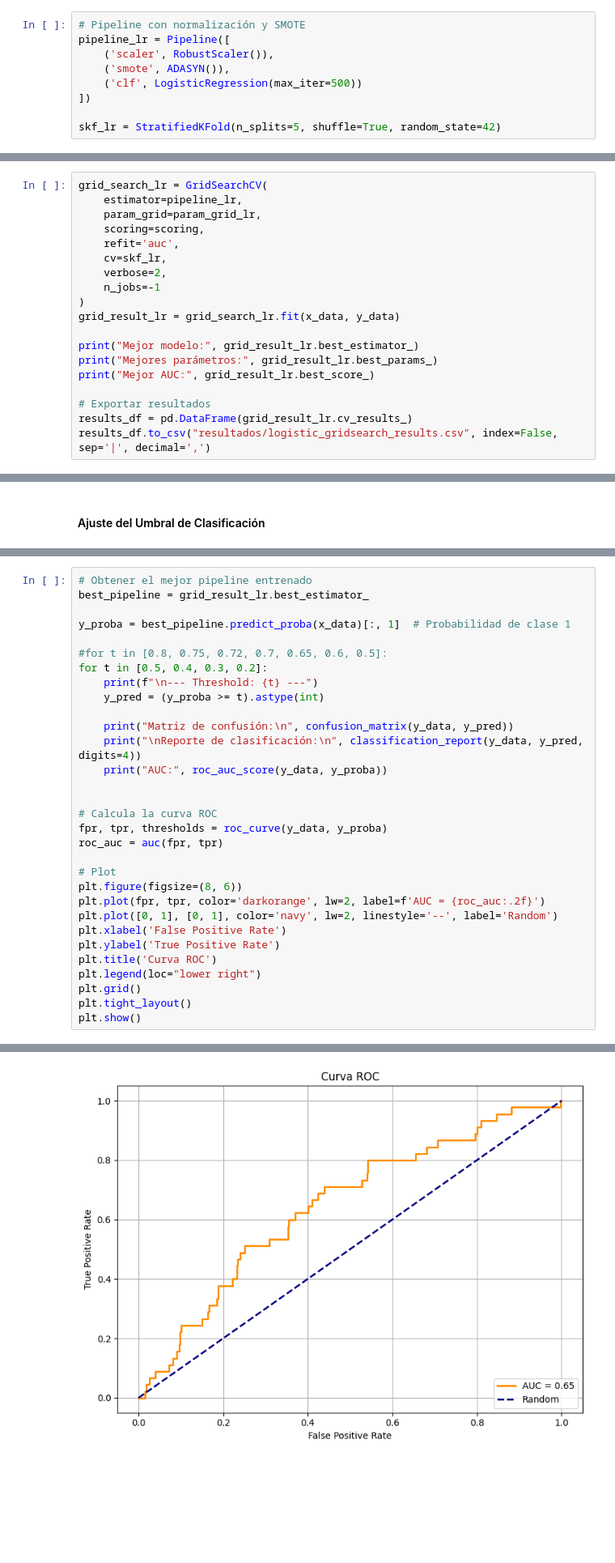
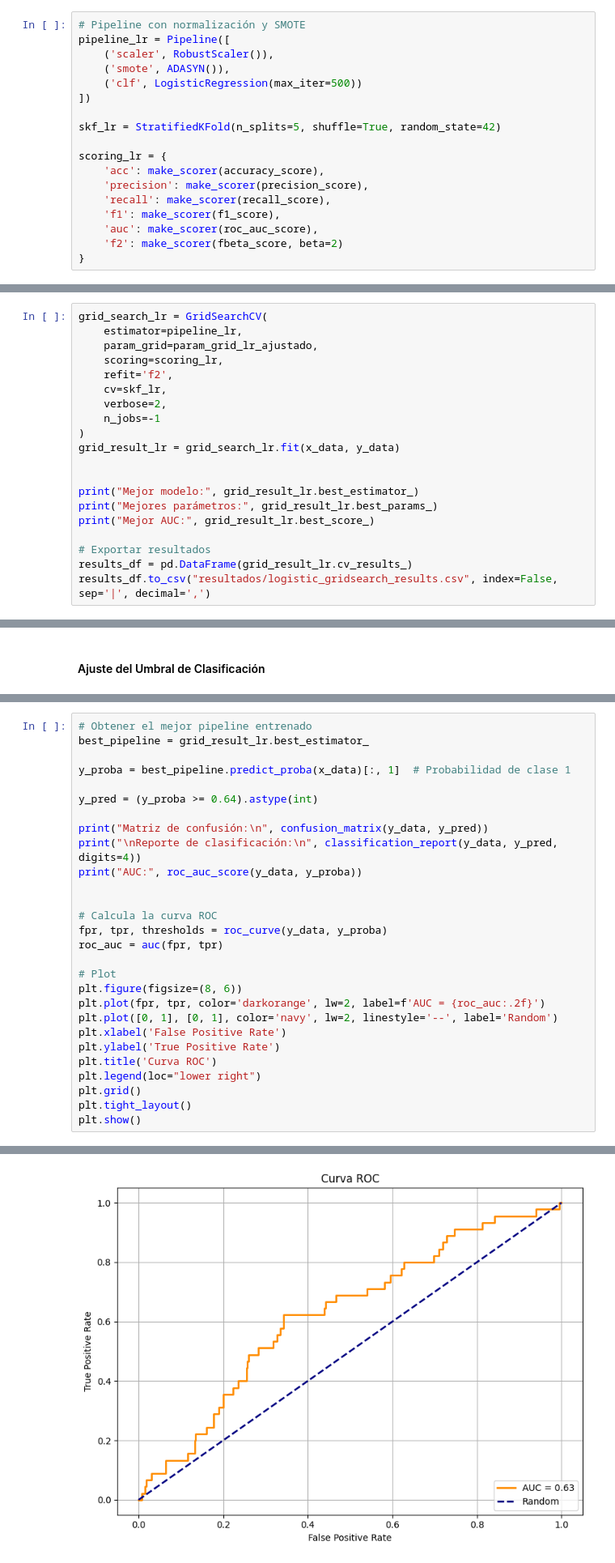
Before and after one commit to Camilabperez/Deteccion-fraude-ML, a Jupyter notebook: training/fraud-detection.ipynb, the cells around one changed output, grey strips where cells are left out. Shown at 81% size. Drawn from its saved outputs; the diff is of its cells as text; blank space fills up the shorter version.

```diff
--- a/training/fraud-detection.ipynb
+++ b/training/fraud-detection.ipynb
@@ -559,3 +560,12 @@ pipeline_lr = Pipeline([
 ])
 
 skf_lr = StratifiedKFold(n_splits=5, shuffle=True, random_state=42)
+
+scoring_lr = {
+    'acc': make_scorer(accuracy_score),
+    'precision': make_scorer(precision_score),
+    'recall': make_scorer(recall_score),
+    'f1': make_scorer(f1_score),
+    'auc': make_scorer(roc_auc_score),
+    'f2': make_scorer(fbeta_score, beta=2)
+}
@@ -617,14 +717,15 @@ param_grid_lr_final = [
 # %%
 grid_search_lr = GridSearchCV(
     estimator=pipeline_lr,
-    param_grid=param_grid_lr,
-    scoring=scoring,
-    refit='auc',
+    param_grid=param_grid_lr_ajustado,
+    scoring=scoring_lr,
+    refit='f2',
     cv=skf_lr,
     verbose=2,
     n_jobs=-1
 )
 grid_result_lr = grid_search_lr.fit(x_data, y_data)
+
 
 print("Mejor modelo:", grid_result_lr.best_estimator_)
 print("Mejores parámetros:", grid_result_lr.best_params_)
@@ -650,14 +766,11 @@ best_pipeline = grid_result_lr.best_estimator_
 
 y_proba = best_pipeline.predict_proba(x_data)[:, 1]  # Probabilidad de clase 1
 
-#for t in [0.8, 0.75, 0.72, 0.7, 0.65, 0.6, 0.5]:
-for t in [0.5, 0.4, 0.3, 0.2]:
-    print(f"\n--- Threshold: {t} ---")
-    y_pred = (y_proba >= t).astype(int)
+y_pred = (y_proba >= 0.64).astype(int)
 
-    print("Matriz de confusión:\n", confusion_matrix(y_data, y_pred))
-    print("\nReporte de clasificación:\n", classification_report(y_data, y_pred, digits=4))
-    print("AUC:", roc_auc_score(y_data, y_proba))
+print("Matriz de confusión:\n", confusion_matrix(y_data, y_pred))
+print("\nReporte de clasificación:\n", classification_report(y_data, y_pred, digits=4))
+print("AUC:", roc_auc_score(y_data, y_proba))
 
 
 # Calcula la curva ROC
@@ -696,4 +807,4 @@ AUC: 0.6458638743455498
-[figure, old version]
+[figure, new version]
 # %% [markdown]
 #### Validacion de importancia de variables
 # %% [markdown]
```
Also changed, not shown: parts of 17 cells of this notebook.
